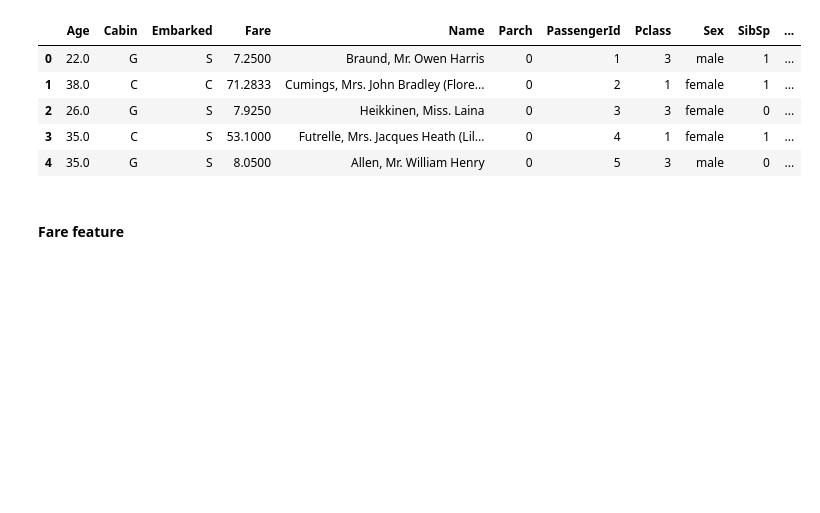
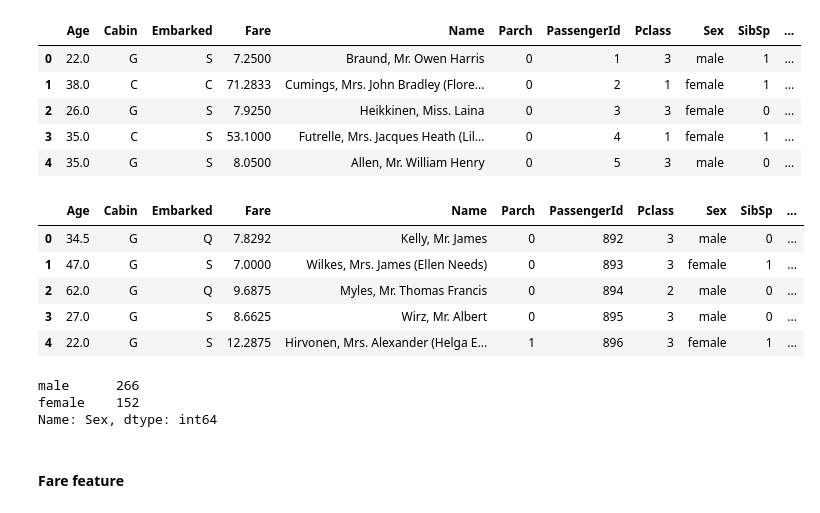
Before and after one commit to davidtnly/Python, a Jupyter notebook: MachineLearning/07-titanic-dev.ipynb, the cells around one changed output. Cells and saved outputs as stored; diff of their text form; code cells hidden in the pictures; blank space fills up the shorter version.

```diff
--- a/MachineLearning/07-titanic-dev.ipynb
+++ b/MachineLearning/07-titanic-dev.ipynb
@@ -1213,6 +1213,21 @@ train.head()
 | 2 | 26.0 | G | S | 7.9250 | Heikkinen, Miss. Laina | 0 | 3 | 3 | female | 0 | ... |
 | 3 | 35.0 | C | S | 53.1000 | Futrelle, Mrs. Jacques Heath (Lil... | 0 | 4 | 1 | female | 1 | ... |
 | 4 | 35.0 | G | S | 8.0500 | Allen, Mr. William Henry | 0 | 5 | 3 | male | 0 | ... |
+# %%
+test.head()
+# %% [output]
+|  | Age | Cabin | Embarked | Fare | Name | Parch | PassengerId | Pclass | Sex | SibSp | ... |
+| 0 | 34.5 | G | Q | 7.8292 | Kelly, Mr. James | 0 | 892 | 3 | male | 0 | ... |
+| 1 | 47.0 | G | S | 7.0000 | Wilkes, Mrs. James (Ellen Needs) | 0 | 893 | 3 | female | 1 | ... |
+| 2 | 62.0 | G | Q | 9.6875 | Myles, Mr. Thomas Francis | 0 | 894 | 2 | male | 0 | ... |
+| 3 | 27.0 | G | S | 8.6625 | Wirz, Mr. Albert | 0 | 895 | 3 | male | 0 | ... |
+| 4 | 22.0 | G | S | 12.2875 | Hirvonen, Mrs. Alexander (Helga E... | 1 | 896 | 3 | female | 1 | ... |
+# %%
+test.Sex.value_counts()
+# %% [output]
+male      266
+female    152
+Name: Sex, dtype: int64
 # %% [markdown]
 #### Fare feature
 # %% [markdown]
```
Also changed, not shown: parts of 90 cells of this notebook.
